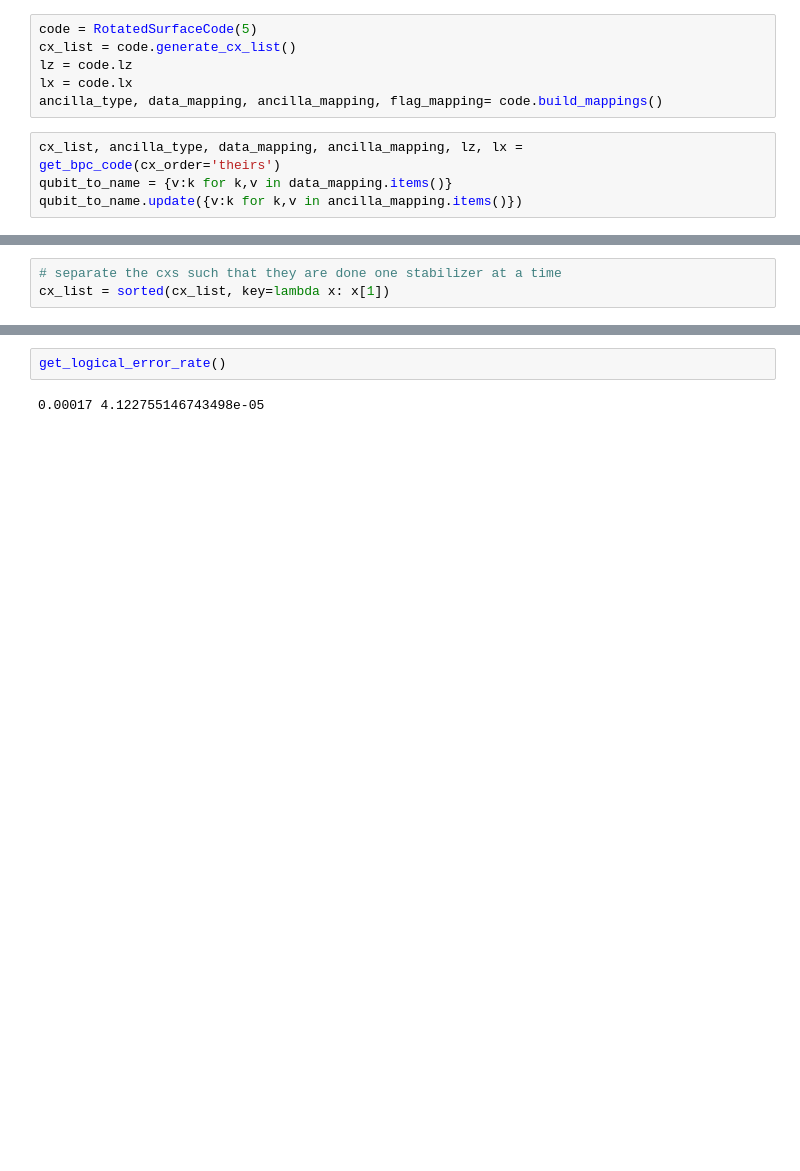
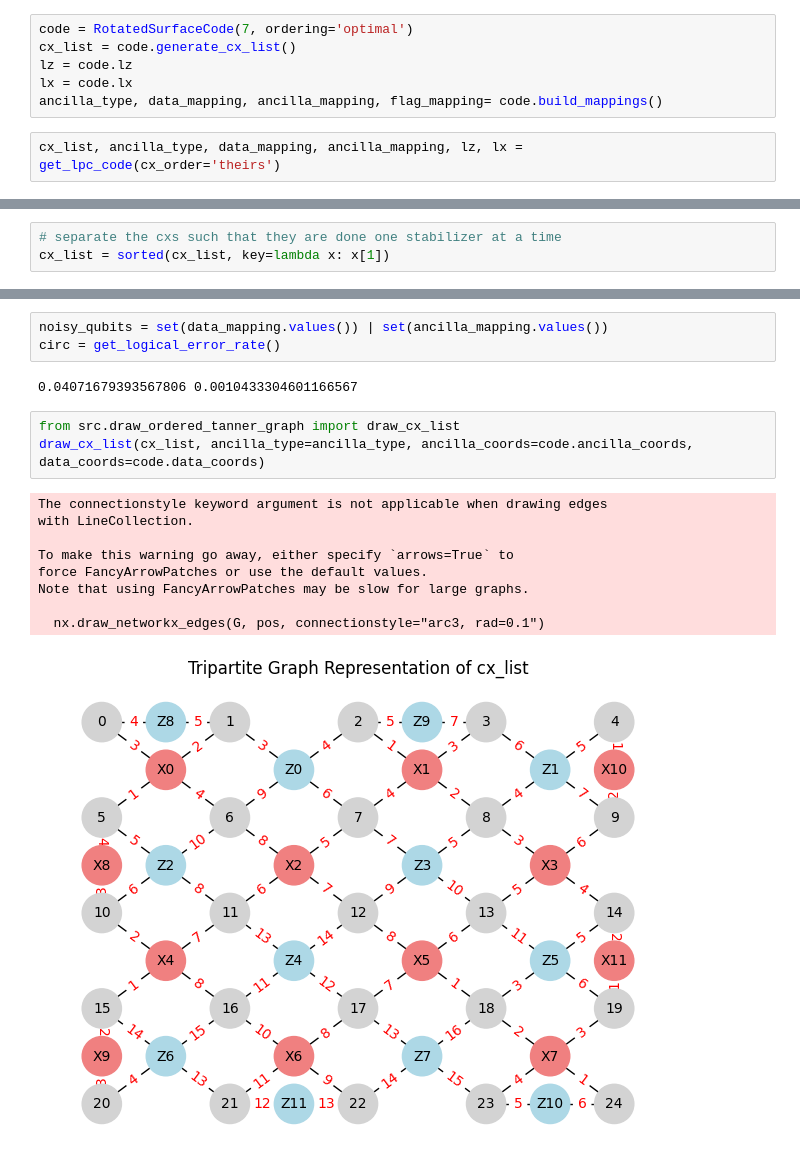
Before and after one commit to kishonyWIS/ldpc_optimization, a Jupyter notebook: bpc_code_optimization/artificial_hook_errors_bpc.ipynb, the cells around one changed output, grey strips where cells are left out. Cells and saved outputs as stored; diff of their text form; blank space fills up the shorter version.

```diff
--- a/bpc_code_optimization/artificial_hook_errors_bpc.ipynb
+++ b/bpc_code_optimization/artificial_hook_errors_bpc.ipynb
@@ -13,11 +16,9 @@ from src.cx_list_from_stabilizers_in_sequence import RotatedSurfaceCode
 np.random.seed(42)
 # %%
-code = RotatedSurfaceCode(5)
+code = RotatedSurfaceCode(7, ordering='optimal')
 cx_list = code.generate_cx_list()
 lz = code.lz
 lx = code.lx
 ancilla_type, data_mapping, ancilla_mapping, flag_mapping= code.build_mappings()
 # %%
-cx_list, ancilla_type, data_mapping, ancilla_mapping, lz, lx = get_bpc_code(cx_order='theirs')
-qubit_to_name = {v:k for k,v in data_mapping.items()}
-qubit_to_name.update({v:k for k,v in ancilla_mapping.items()})
+cx_list, ancilla_type, data_mapping, ancilla_mapping, lz, lx = get_lpc_code(cx_order='theirs')
@@ -145,4 +146,18 @@ ValueError: 'a' cannot be empty unless no samples are taken
 # %%
-get_logical_error_rate()
+noisy_qubits = set(data_mapping.values()) | set(ancilla_mapping.values())
+circ = get_logical_error_rate()
 # %% [output]
-0.00017 4.122755146743498e-05
+0.04071679393567806 0.0010433304601166567
+# %%
+from src.draw_ordered_tanner_graph import draw_cx_list
+draw_cx_list(cx_list, ancilla_type=ancilla_type, ancilla_coords=code.ancilla_coords, data_coords=code.data_coords)
+# %% [output]
+The connectionstyle keyword argument is not applicable when drawing edges
+with LineCollection.
+
+To make this warning go away, either specify `arrows=True` to
+force FancyArrowPatches or use the default values.
+Note that using FancyArrowPatches may be slow for large graphs.
+
+  nx.draw_networkx_edges(G, pos, connectionstyle="arc3, rad=0.1")
+[figure, added]
```
Also changed, not shown: parts of 11 cells of this notebook, 3 other files.
